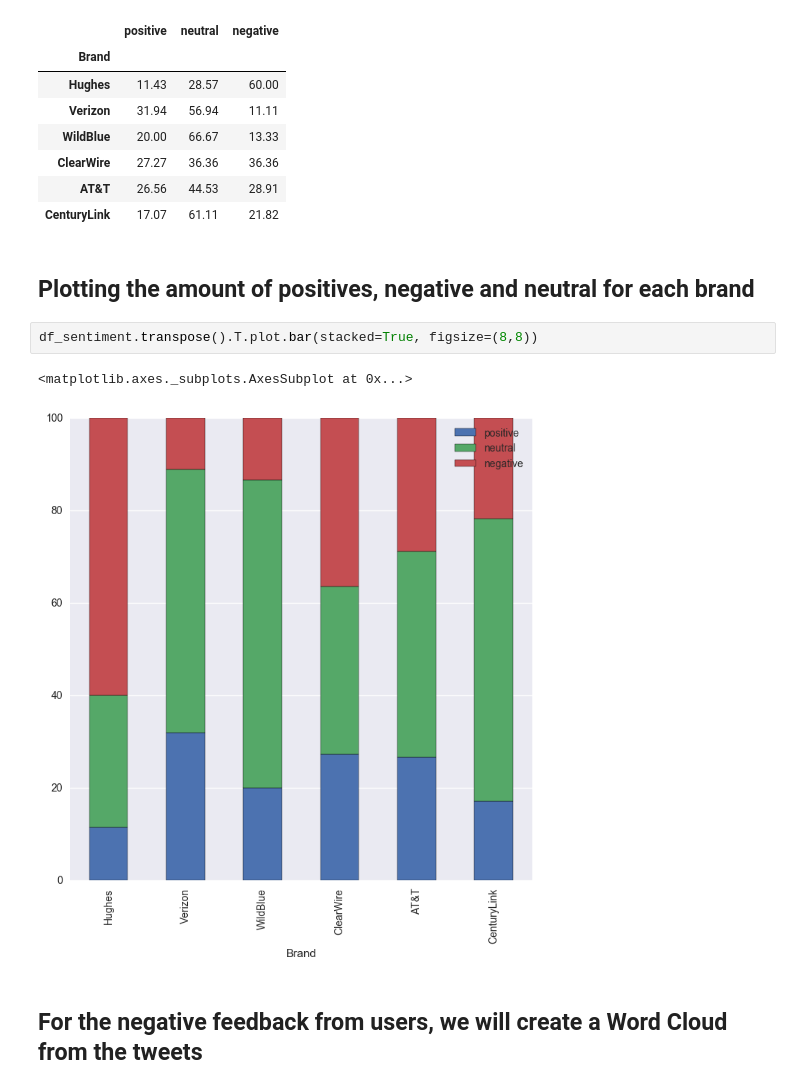
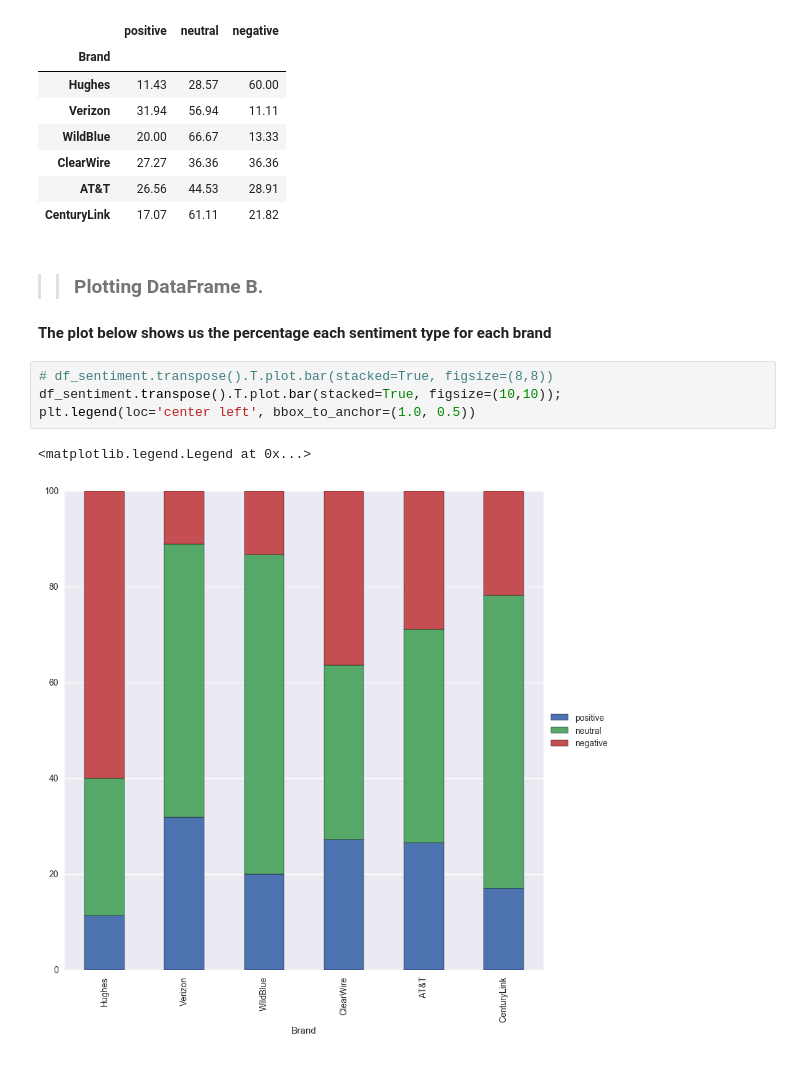
Before and after one commit to juhiscript/DataScience, a Jupyter notebook: Final Project.ipynb, the cells around one changed output. Saved outputs shown, nothing was run; the diff lists cells and outputs as text.

```diff
--- a/Final Project.ipynb
+++ b/Final Project.ipynb
@@ -218,12 +354,13 @@ df_sentiment
 | ClearWire | 27.27 | 36.36 | 36.36 |
 | AT&T | 26.56 | 44.53 | 28.91 |
 | CenturyLink | 17.07 | 61.11 | 21.82 |
-# %% [markdown]
-## Plotting the amount of positives, negative and neutral for each brand
-# %%
-df_sentiment.transpose().T.plot.bar(stacked=True, figsize=(8,8))
-# %% [output]
-<matplotlib.axes._subplots.AxesSubplot at 0x...>
-[figure, removed]
-# %% [markdown]
-## For the negative feedback from users, we will create a Word Cloud from the tweets
+# %% [markdown]
+>>### Plotting DataFrame B.
+#### The plot below shows us the percentage each sentiment type for each brand
+# %%
+# df_sentiment.transpose().T.plot.bar(stacked=True, figsize=(8,8))
+df_sentiment.transpose().T.plot.bar(stacked=True, figsize=(10,10));
+plt.legend(loc='center left', bbox_to_anchor=(1.0, 0.5))
+# %% [output]
+<matplotlib.legend.Legend at 0x...>
+[figure, added]
```
Also changed, not shown: parts of 28 cells of this notebook.
